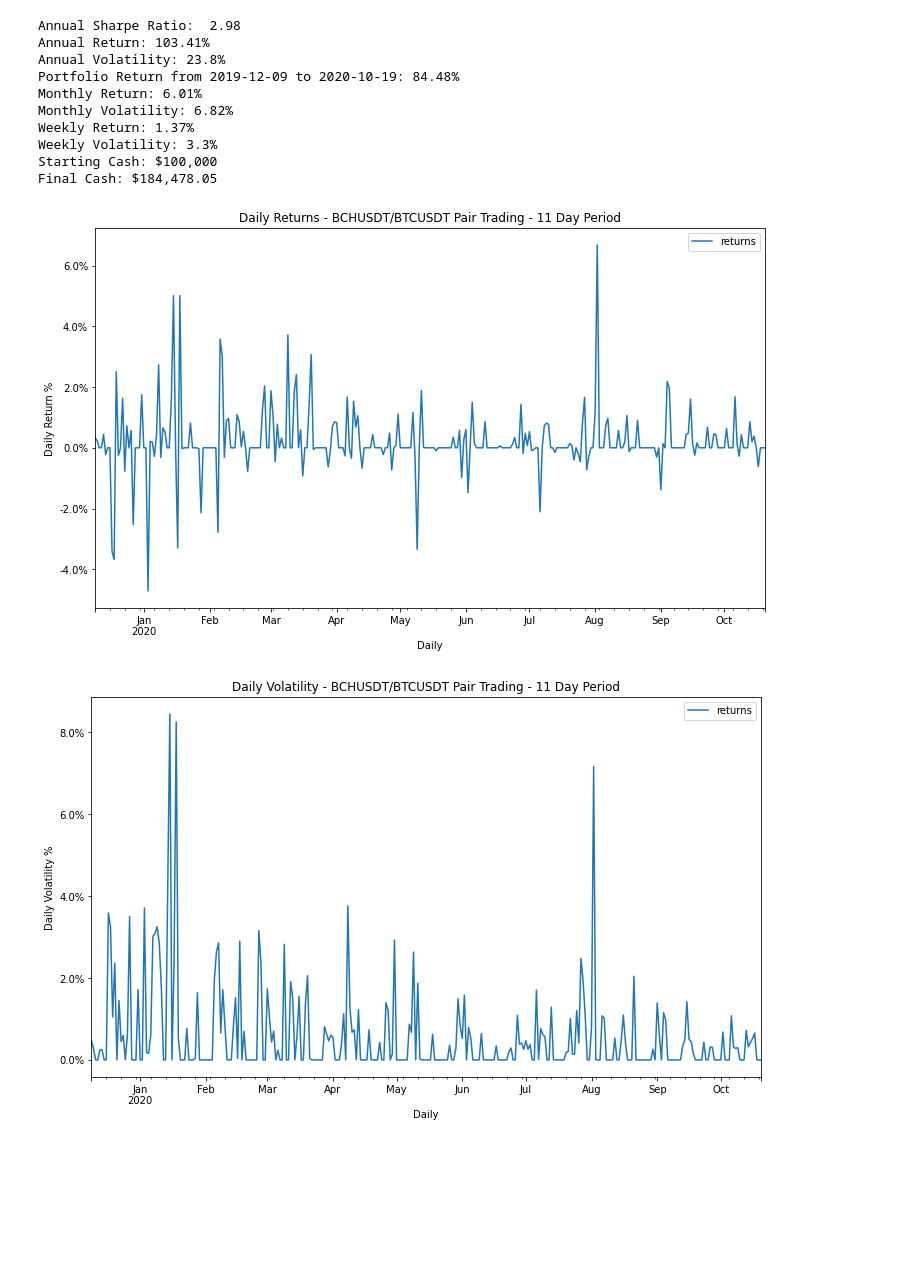
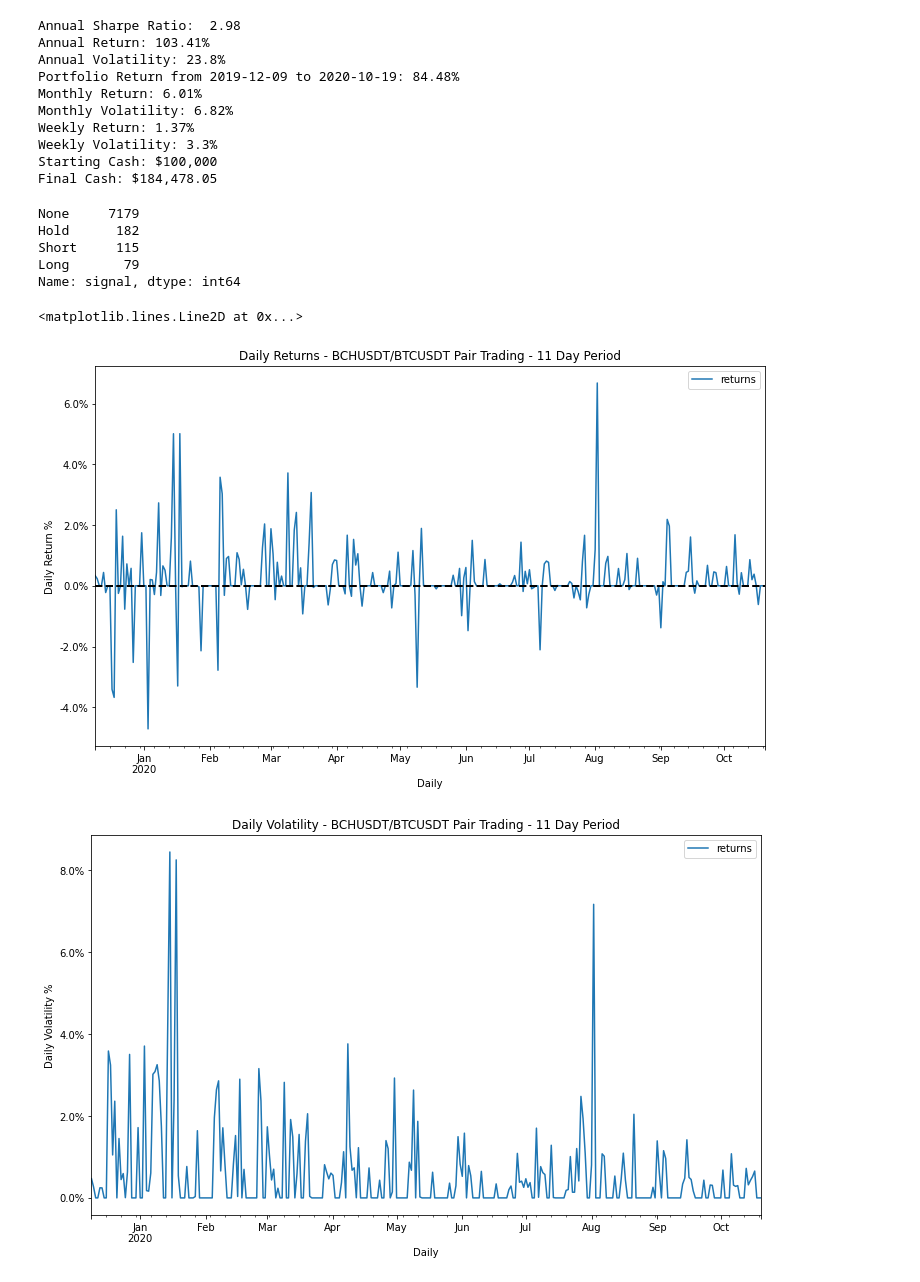
Before and after one commit to peparhugo/Econometrics_group_project, a Jupyter notebook: submission_3/data-ideas/Summarize-BCHUSDT-BTCUSDT-11-Day-Period-Strategy.ipynb, the cells around one changed output. Cells and saved outputs as stored; diff of their text form; code cells hidden in the pictures; blank space fills up the shorter version.

Commit message:
feat: added trading signals

```diff
--- a/submission_3/data-ideas/Summarize-BCHUSDT-BTCUSDT-11-Day-Period-Strategy.ipynb
+++ b/submission_3/data-ideas/Summarize-BCHUSDT-BTCUSDT-11-Day-Period-Strategy.ipynb
@@ -57,22 +57,44 @@ Weekly Return: 1.37%
 Weekly Volatility: 3.3%
 Starting Cash: $100,000
 Final Cash: $184,478.05
+# %%
+results['previous_status'] = results.status.shift(1).fillna(0)
+def get_signal(row):
+    if row.status - row.previous_status==0:
+        return 'None'
+    if row.status == 0:
+        return 'Exit'
+    elif row.status == 1:
+        return 'Short'
+    else:
+        return 'Long'
+results['signal']=results.apply(get_signal,axis=1)
+# %%
+results['signal'].value_counts()
+# %% [output]
+None     7179
+Hold      182
+Short     115
+Long       79
+Name: signal, dtype: int64
 # %%
 # daily returns
 import matplotlib.ticker as mtick
 from functools import reduce
 returns = lambda x: 0 if pd.isnull(np.exp(x.mean()*x.count())-1) else np.exp(x.mean()*x.count())-1
 volatility = lambda x: 0 if pd.isnull(x.std()*np.sqrt(x.count())) else x.std()*np.sqrt(x.count())
 
 ax = (results\
 .groupby('Daily')\
 .agg({'returns': returns})*100)\
 .plot(figsize=(12,7),
      title='Daily Returns - BCHUSDT/BTCUSDT Pair Trading - 11 Day Period',
      ylabel='Daily Return %')
 ax.yaxis.set_major_formatter(mtick.PercentFormatter())
+ax.axhline(y=0 * 5, xmin=0, xmax=1, color='black', linestyle='--', lw=2)
 # %% [output]
+<matplotlib.lines.Line2D at 0x...>
-[figure, old version]
+[figure, new version]
 # %%
 #daily volatility
 ax = (results\
```
Also changed, not shown: parts of 12 cells of this notebook.
